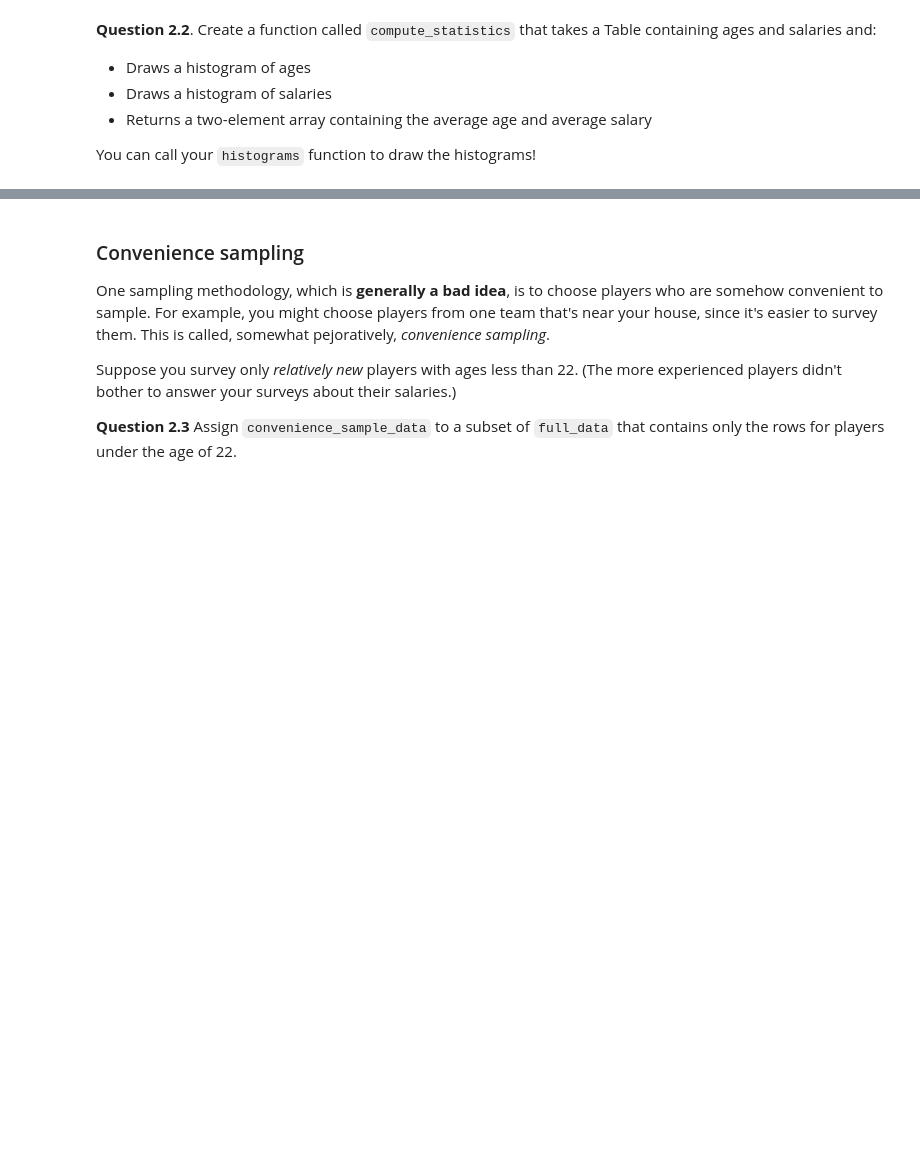
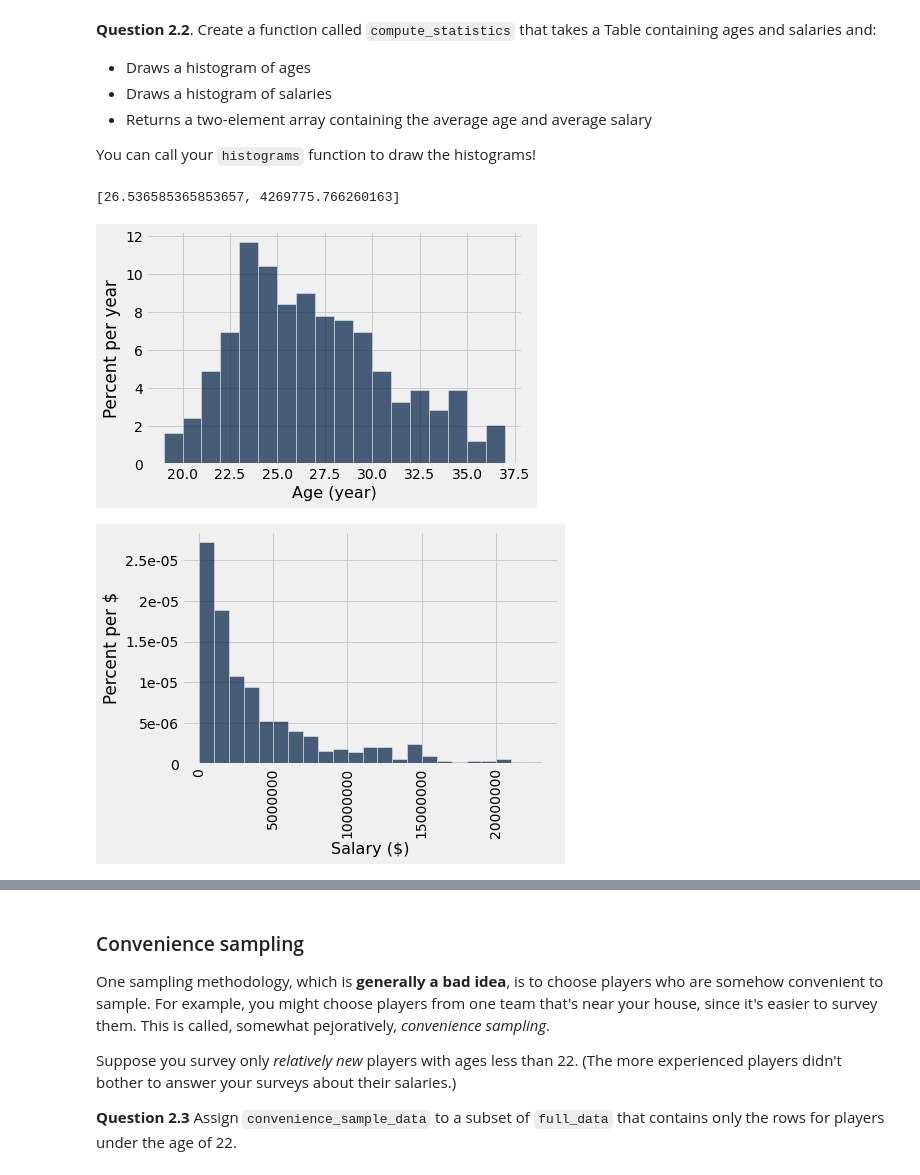
Before and after one commit to ferpart/data_science, a Jupyter notebook: labs/lab06/lab06.ipynb, the cells around one changed output, grey strips where cells are left out. Saved outputs shown, nothing was run; the diff lists cells and outputs as text; code cells hidden in the pictures; blank space fills up the shorter version.

```diff
--- a/labs/lab06/lab06.ipynb
+++ b/labs/lab06/lab06.ipynb
@@ -147,14 +260,20 @@ _ = ok.grade('q2_1') # Warning: Charts will be displayed while running this test
 - Returns a two-element array containing the average age and average salary
 
 You can call your `histograms` function to draw the histograms!
-# %%
-def compute_statistics(age_and_salary_data):
-    ...
-    age = ...
-    salary = ...
-    ...
-
-
-full_stats = compute_statistics(full_data)
+# %%
+def compute_statistics(age_and_salary_data):
+    age_data, salaries_data = age_and_salary_data.column("Age"), age_and_salary_data.column("Salary")
+    age_bins = np.arange(min(age_data), max(age_data))
+    salary_bins = np.arange(min(salaries_data), max(salaries_data), 1000000)
+    age_and_salary_data.hist("Age", bins=age_bins, unit="year")
+    age_and_salary_data.hist("Salary", bins=salary_bins, unit="$")
+    avarages = [np.mean(age_data), np.mean(salaries_data)]
+    return avarages
+
+full_stats = compute_statistics(full_data)
+# %% [output]
+[26.536585365853657, 4269775.766260163]
+[figure, added]
+[figure, added]
 # %%
 _ = ok.grade('q2_2') # Warning: Charts will be displayed while running this test
```
Also changed, not shown: parts of 35 cells of this notebook.
